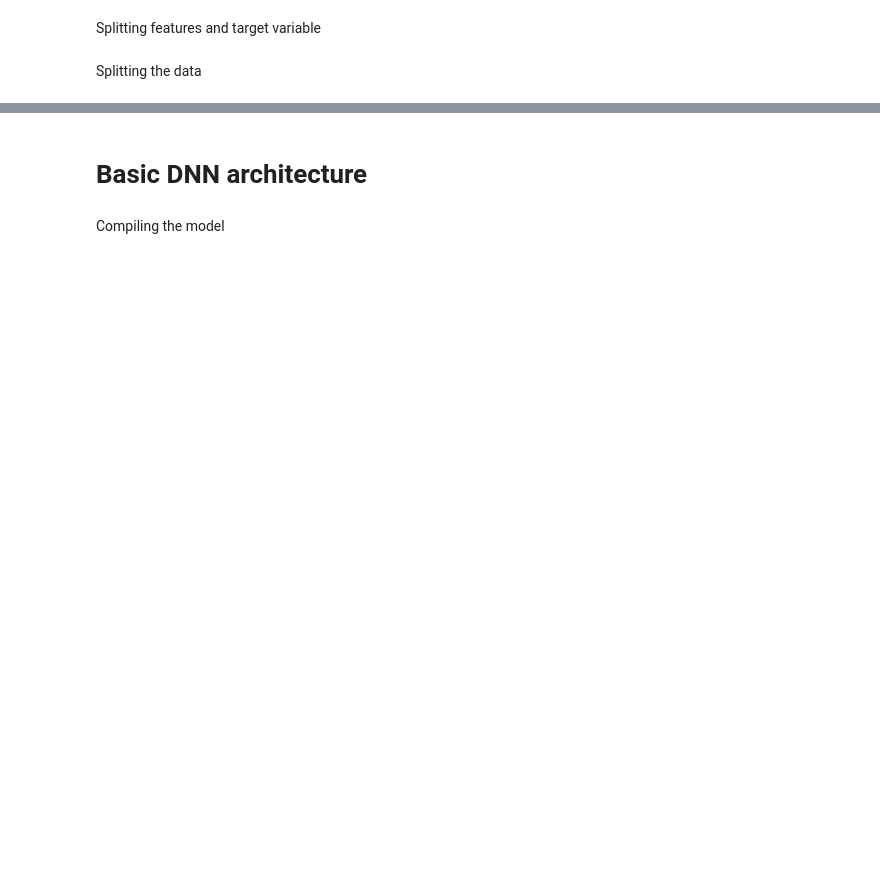
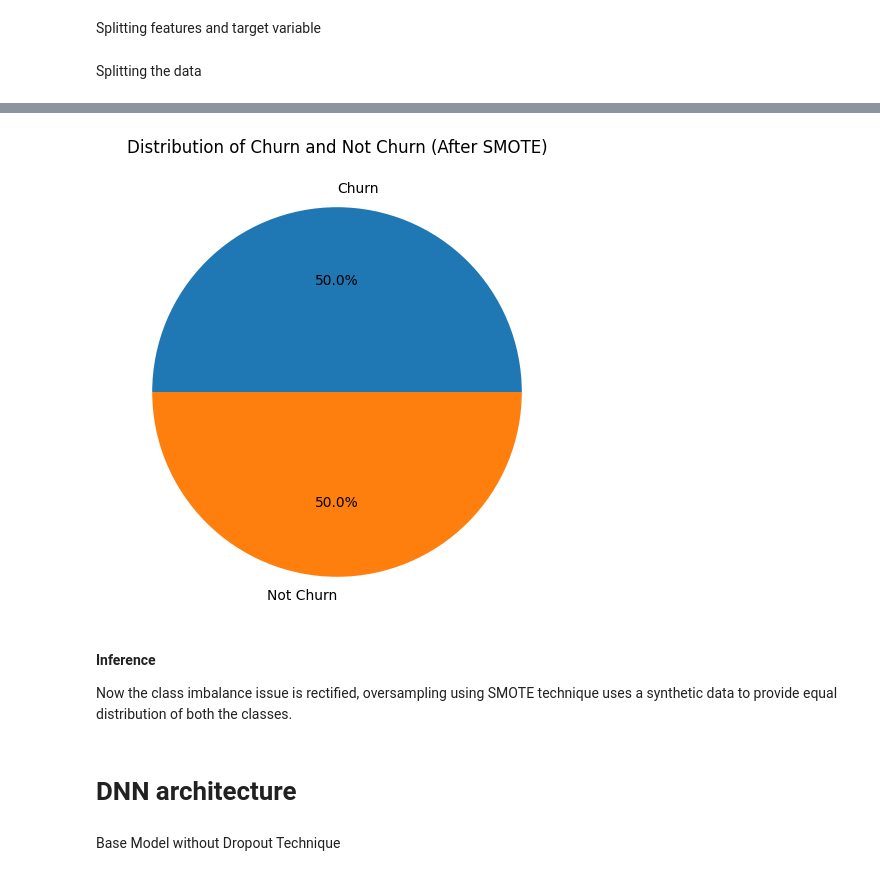
Before and after one commit to badrinarayanan02/deep_learning, a Jupyter notebook: 2348507_DLLab4.ipynb, the cells around one changed output, grey strips where cells are left out. Drawn from its saved outputs; the diff is of its cells as text; code cells hidden in the pictures; blank space fills up the shorter version.

```diff
--- a/2348507_DLLab4.ipynb
+++ b/2348507_DLLab4.ipynb
@@ -113,4 +158,19 @@ X_train,X_test,y_train,y_test = train_test_split(x,y,test_size=0.2,random_state=
+# %%
+sizes_resampled = [sum(y_train_oversampled == 1), sum(y_train_oversampled == 0)]
+
+plt.figure(figsize=(6, 6))
+plt.pie(sizes_resampled, labels=labels, autopct='%1.1f%%')
+plt.title('Distribution of Churn and Not Churn (After SMOTE)')
+plt.show()
+# %% [output]
+[figure, added]
+# %% [markdown]
+**Inference**
+
+Now the class imbalance issue is rectified, oversampling using SMOTE technique uses a synthetic data to provide equal distribution of both the classes.
 # %% [markdown]
-# **Basic DNN architecture**
+# **DNN architecture**
+# %% [markdown]
+Base Model without Dropout Technique
 # %%
 model = Sequential([
@@ -119,7 +179,5 @@ model = Sequential([
     Dense(1, activation='sigmoid')
 
 ])
-# %% [markdown]
-Compiling the model
 # %%
 model.compile(optimizer='adam', loss='binary_crossentropy', metrics=['accuracy'])
```
Also changed, not shown: parts of 57 cells of this notebook.
